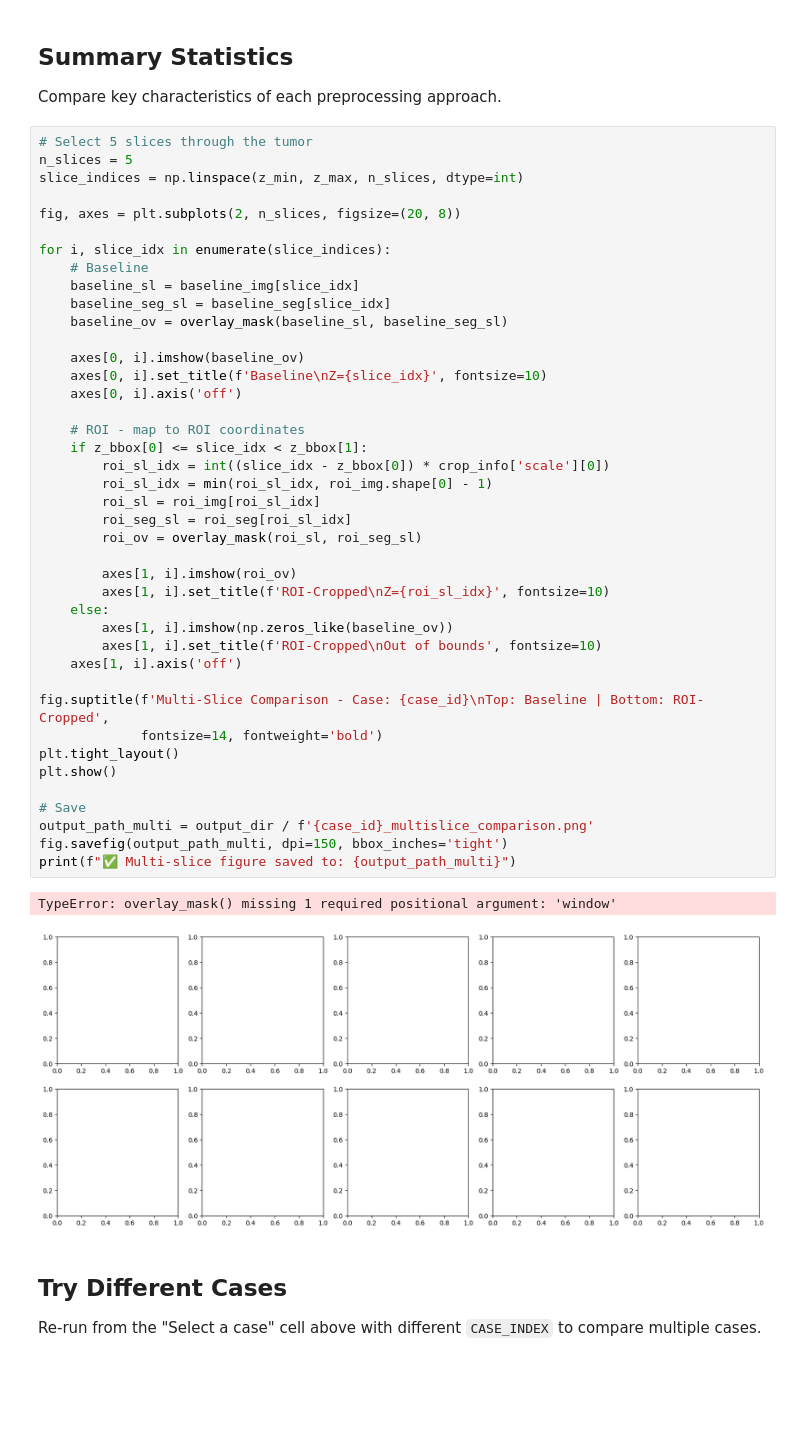
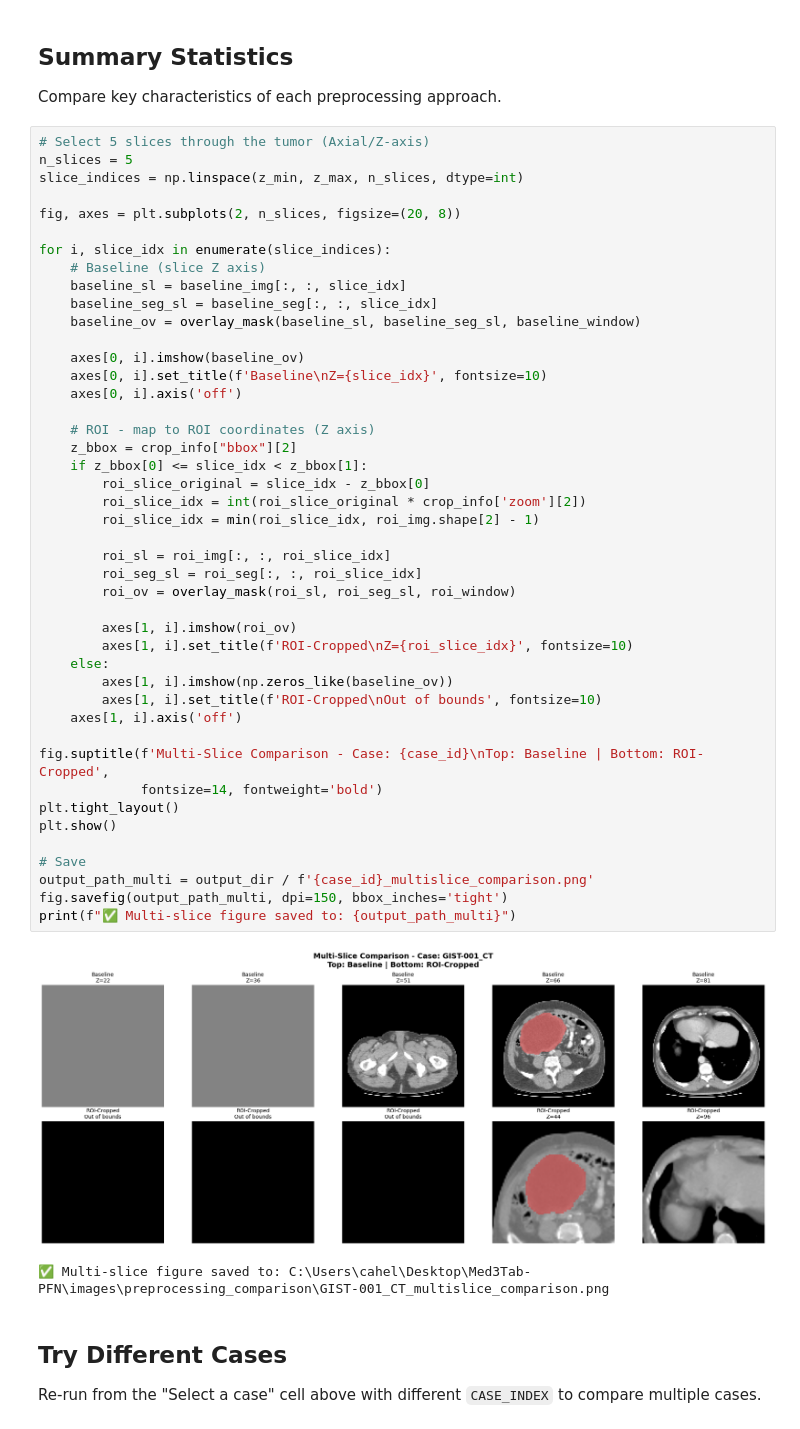
Before and after one commit to togetherthough/Soft-Tissue-Tumor-Classification, a Jupyter notebook: notebooks/visualization/Preprocessing_Comparison_Visualization.ipynb, the cells around one changed output. Cells and saved outputs as stored; diff of their text form; blank space fills up the shorter version.

Commit message:
fixed visualization for the ROI-Cropped preprocessing, added latex tables, computed dice scores for all datasets

```diff
--- a/notebooks/visualization/Preprocessing_Comparison_Visualization.ipynb
+++ b/notebooks/visualization/Preprocessing_Comparison_Visualization.ipynb
@@ -664,49 +607,52 @@ print(f"\n✅ Figure saved to: {output_path}")
 
 Compare key characteristics of each preprocessing approach.
 # %%
-# Select 5 slices through the tumor
+# Select 5 slices through the tumor (Axial/Z-axis)
 n_slices = 5
 slice_indices = np.linspace(z_min, z_max, n_slices, dtype=int)
 
 fig, axes = plt.subplots(2, n_slices, figsize=(20, 8))
 
 for i, slice_idx in enumerate(slice_indices):
-    # Baseline
-    baseline_sl = baseline_img[slice_idx]
-    baseline_seg_sl = baseline_seg[slice_idx]
-    baseline_ov = overlay_mask(baseline_sl, baseline_seg_sl)
+    # Baseline (slice Z axis)
+    baseline_sl = baseline_img[:, :, slice_idx]
+    baseline_seg_sl = baseline_seg[:, :, slice_idx]
+    baseline_ov = overlay_mask(baseline_sl, baseline_seg_sl, baseline_window)
 
     axes[0, i].imshow(baseline_ov)
     axes[0, i].set_title(f'Baseline\nZ={slice_idx}', fontsize=10)
     axes[0, i].axis('off')
 
-    # ROI - map to ROI coordinates
+    # ROI - map to ROI coordinates (Z axis)
+    z_bbox = crop_info["bbox"][2]
     if z_bbox[0] <= slice_idx < z_bbox[1]:
-        roi_sl_idx = int((slice_idx - z_bbox[0]) * crop_info['scale'][0])
-        roi_sl_idx = min(roi_sl_idx, roi_img.shape[0] - 1)
-        roi_sl = roi_img[roi_sl_idx]
-        roi_seg_sl = roi_seg[roi_sl_idx]
-        roi_ov = overlay_mask(roi_sl, roi_seg_sl)
+        roi_slice_original = slice_idx - z_bbox[0]
+        roi_slice_idx = int(roi_slice_original * crop_info['zoom'][2])
+        roi_slice_idx = min(roi_slice_idx, roi_img.shape[2] - 1)
+
+        roi_sl = roi_img[:, :, roi_slice_idx]
+        roi_seg_sl = roi_seg[:, :, roi_slice_idx]
+        roi_ov = overlay_mask(roi_sl, roi_seg_sl, roi_window)
 
         axes[1, i].imshow(roi_ov)
-        axes[1, i].set_title(f'ROI-Cropped\nZ={roi_sl_idx}', fontsize=10)
+        axes[1, i].set_title(f'ROI-Cropped\nZ={roi_slice_idx}', fontsize=10)
     else:
         axes[1, i].imshow(np.zeros_like(baseline_ov))
         axes[1, i].set_title(f'ROI-Cropped\nOut of bounds', fontsize=10)
     axes[1, i].axis('off')
 
 fig.suptitle(f'Multi-Slice Comparison - Case: {case_id}\nTop: Baseline | Bottom: ROI-Cropped',
              fontsize=14, fontweight='bold')
 plt.tight_layout()
 plt.show()
 
 # Save
 output_path_multi = output_dir / f'{case_id}_multislice_comparison.png'
 fig.savefig(output_path_multi, dpi=150, bbox_inches='tight')
 print(f"✅ Multi-slice figure saved to: {output_path_multi}")
 # %% [output]
+[figure, new version]
-TypeError: overlay_mask() missing 1 required positional argument: 'window'
+✅ Multi-slice figure saved to: C:\Users\cahel\Desktop\Med3Tab-PFN\images\preprocessing_comparison\GIST-001_CT_multislice_comparison.png
-[figure, old version]
 # %% [markdown]
 ## Try Different Cases
 
```
Also changed, not shown: parts of 6 cells of this notebook, 3 other files.
